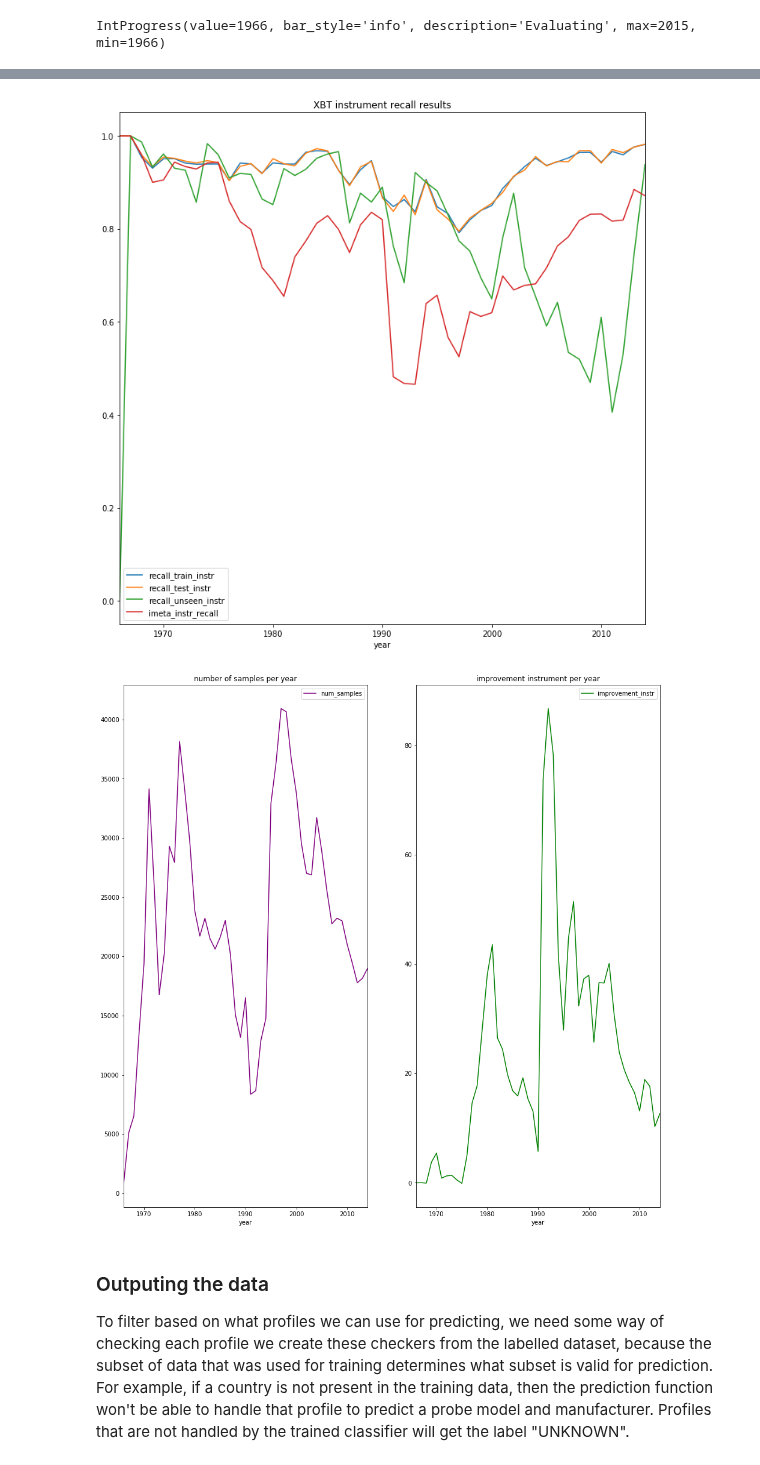
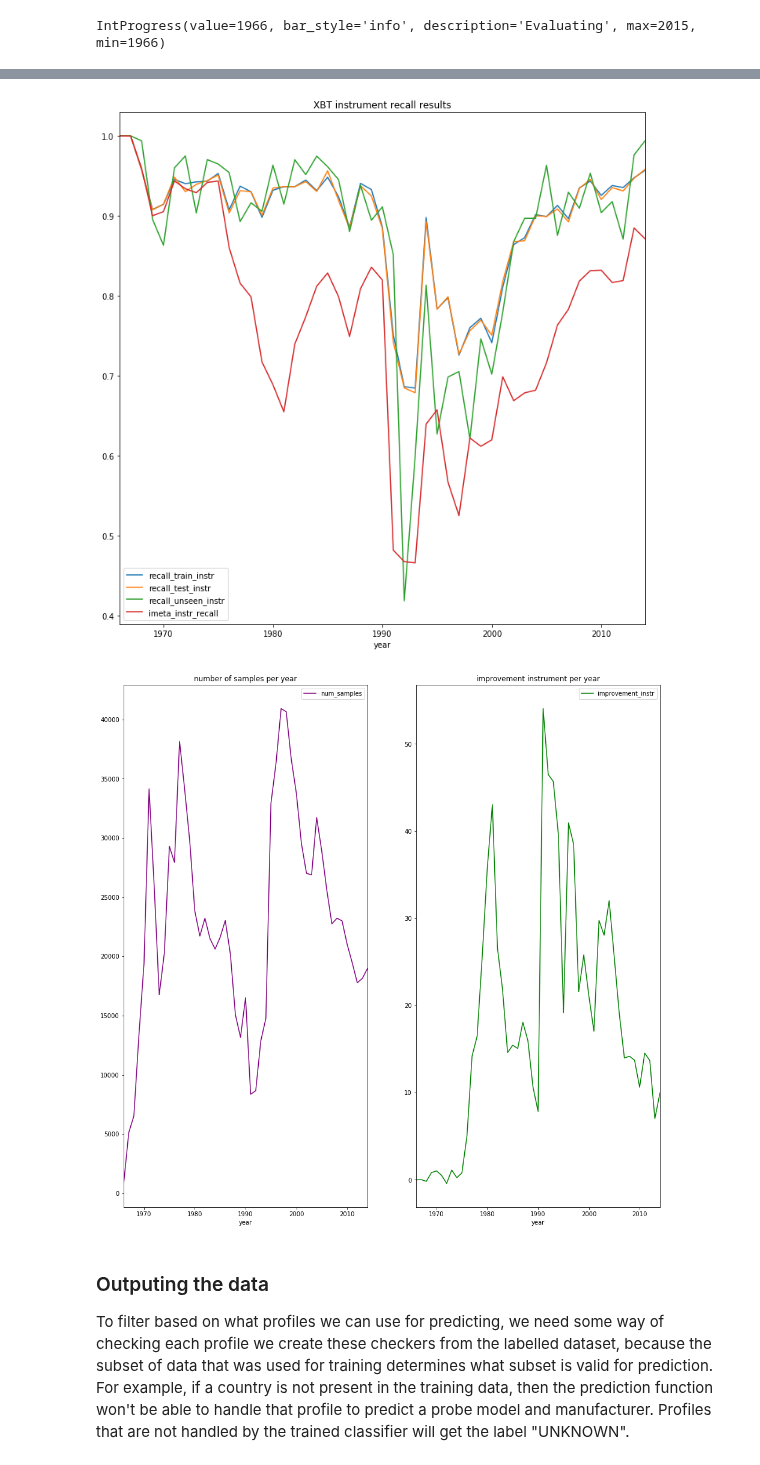
Before and after one commit to MetOffice/XBTs_classification, a Jupyter notebook: classification/first_ml_extend_cruiseSplit_latLonCountry.ipynb, the cells around one changed output, grey strips where cells are left out. Cells and saved outputs as stored; diff of their text form; code cells hidden in the pictures.

```diff
--- a/classification/first_ml_extend_cruiseSplit_latLonCountry.ipynb
+++ b/classification/first_ml_extend_cruiseSplit_latLonCountry.ipynb
@@ -70,8 +68,8 @@ cv_metric_names = ['f1_weighted','precision_weighted','recall_weighted']
 input_feature_names = ['country','max_depth', 'year', 'lat', 'lon']
 # %%
 classifier_class = sklearn.neural_network.MLPClassifier
-classifier_opts = {'max_iter': 200,
-                  'hidden_layer_sizes':(100,),
+classifier_opts = {'max_iter': 1000,
+                  'hidden_layer_sizes':(10, 10,),
                    'alpha': 1e-4,
                   }
 classifier_name = 'MLP'
@@ -278,11 +241,8 @@ The contents of the XBT dataset varies over the time period, so previous papers
 To do this we apply the classifier to the train and test data for each year separetly and calculate the metrics year by year.
 # %%
 def score_year(xbt_df, year, clf, input_features, target_feature):
-    profiles_year = xbt_df.filter_obs({'year': year}, )
-    if profiles_year.shape[0] == 0:
-        return [0.0, 0.0, 0.0, 1]
-    X_year = profiles_year.filter_features(input_features).get_ml_dataset()[0]
-    y_year = profiles_year.filter_features([target_feature]).get_ml_dataset()[0]
+    X_year = xbt_df.filter_obs({'year': year}, ).filter_features(input_features).get_ml_dataset()[0]
+    y_year = xbt_df.filter_obs({'year': year} ).filter_features([target_feature]).get_ml_dataset()[0]
     y_res_year = clf.predict(X_year)
     metric_year = sklearn.metrics.precision_recall_fscore_support(
         y_year, y_res_year, average='micro')
@@ -349,17 +299,17 @@ fig_model_recall_results = matplotlib.pyplot.figure('xbt_model_recall', figsize=
 ax_instr_recall_results = fig_model_recall_results.add_subplot(111, title='XBT instrument recall results')
 _ = results_df.plot.line(x='year',y=['recall_train_instr','recall_test_instr', 'recall_unseen_instr', 'imeta_instr_recall'], ax=ax_instr_recall_results)
 # %% [output]
-[figure, old version]
+[figure, new version]
 # %%
 results_df['improvement_instr'] = results_df.apply(lambda r1: ((r1['recall_test_instr'] /  r1['imeta_instr_recall'])-1)*100.0 , axis=1)
 # %%
 fig_num_samples_per_year = matplotlib.pyplot.figure('fig_num_samples_per_year', figsize=(16,16))
 ax_num_samples = fig_num_samples_per_year.add_subplot(121, title='number of samples per year')
 _ = results_df.plot.line(ax=ax_num_samples, x='year',y=['num_samples'],c='purple' )
-ax_instr_improv = fig_num_samples_per_year.add_subplot(122, title='improvement instrument per year')
-_ = results_df.plot.line(ax=ax_instr_improv, x='year',y=['improvement_instr'], c='green' )
+ax_num_samples = fig_num_samples_per_year.add_subplot(122, title='improvement instrument per year')
+_ = results_df.plot.line(ax=ax_num_samples, x='year',y=['improvement_instr'], c='green' )
 # %% [output]
-[figure, old version]
+[figure, new version]
 # %%
 results_df.to_csv(os.path.join(result_dir,result_fname_template.format(classifier=classifier_name,
                                                                        suffix=suffix)))
```
Also changed, not shown: parts of 24 cells of this notebook, 1 other file.
